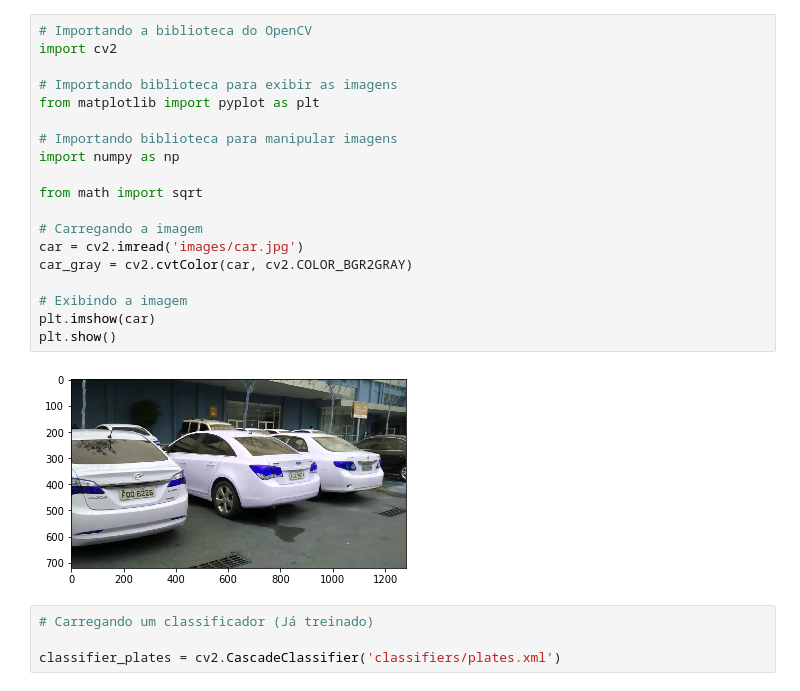
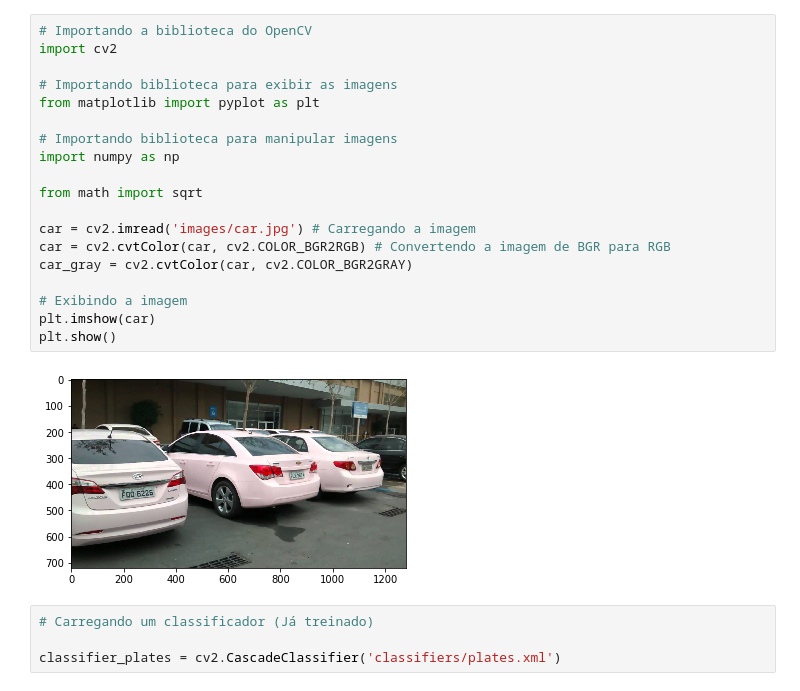
Before and after one commit to jilcimar/computer-vision-opencv, a Jupyter notebook: plate detection/Plate Detection.ipynb, the cells around one changed output. Saved outputs shown, nothing was run; the diff lists cells and outputs as text.

Commit message:
Convertendo a imagem de bgr para rgb no codigo de detecção de placas

```diff
--- a/plate detection/Introduction to OpenCV.ipynb
+++ b/plate detection/Plate Detection.ipynb
@@ -1,24 +1,24 @@
 # %%
 # Importando a biblioteca do OpenCV
 import cv2
 
 # Importando biblioteca para exibir as imagens
 from matplotlib import pyplot as plt
 
 # Importando biblioteca para manipular imagens
 import numpy as np
 
 from math import sqrt
 
-# Carregando a imagem
-car = cv2.imread('images/car.jpg')
+car = cv2.imread('images/car.jpg') # Carregando a imagem
+car = cv2.cvtColor(car, cv2.COLOR_BGR2RGB) # Convertendo a imagem de BGR para RGB
 car_gray = cv2.cvtColor(car, cv2.COLOR_BGR2GRAY)
 
 # Exibindo a imagem
 plt.imshow(car)
 plt.show()
 # %% [output]
-[figure, old version]
+[figure, new version]
 # %%
 # Carregando um classificador (Já treinado)
 
```
